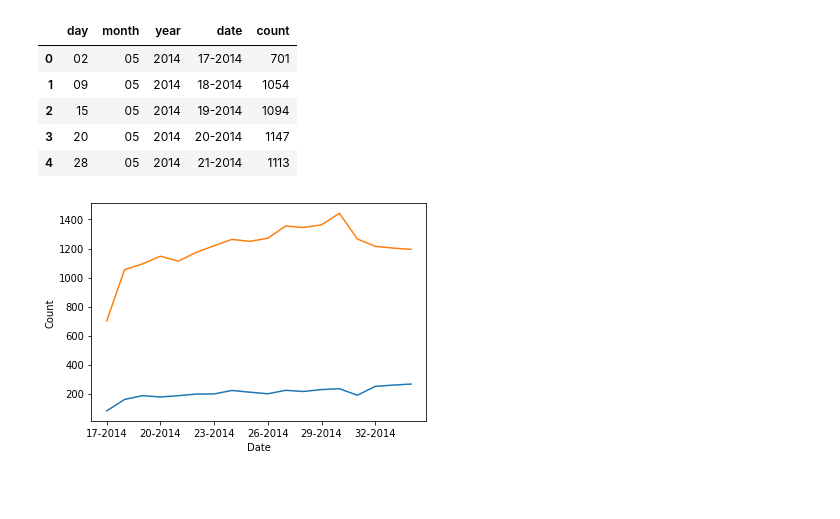
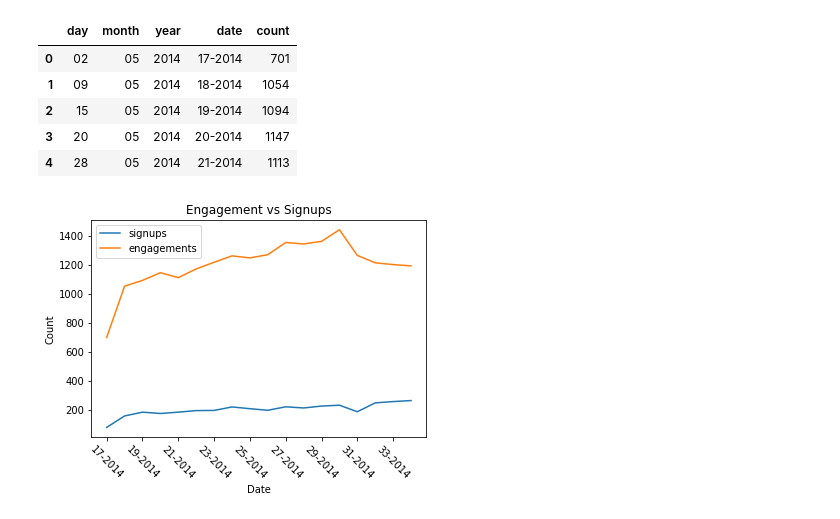
Before and after one commit to KeithGalli/Masterschool, a Jupyter notebook: business-analytics/[Starter workbook] Drop in User Engagement.ipynb, the cells around one changed output. Drawn from its saved outputs; the diff is of its cells as text; code cells hidden in the pictures; blank space fills up the shorter version.

```diff
--- a/business-analytics/[Starter workbook] Drop in User Engagement.ipynb
+++ b/business-analytics/[Starter workbook] Drop in User Engagement.ipynb
@@ -39,6 +39,6 @@ SELECT * FROM users
 | 3 | 3 | 2013-01-01 18:40:36 | 2800 | german | 2013-01-01 18:42:02 | active |
 | 4 | 4 | 2013-01-01 14:37:51 | 5110 | indian | 2013-01-01 14:39:05 | active |
 # %%
-pd.read_sql('''
+events = pd.read_sql('''
 SELECT * FROM events
-''', conn).head()
+''', conn)
@@ -138,11 +131,13 @@ engagements.head()
 | 4 | 28 | 05 | 2014 | 21-2014 | 1113 |
 # %%
 plt.figure()
-plt.plot(signups['date'],signups['count'])
-plt.plot(engagements['date'], engagements['count'])
+plt.plot(signups['date'],signups['count'],label='signups')
+plt.plot(engagements['date'], engagements['count'],label='engagements')
 plt.xlabel("Date")
 plt.ylabel("Count")
-plt.xticks(signups['date'][::3])
+plt.xticks(signups['date'][::2], rotation=-45)
+plt.legend()
+plt.title("Engagement vs Signups")
 plt.show()
 # %% [output]
-[figure, old version]
+[figure, new version]
```
Also changed, not shown: parts of 16 cells of this notebook.
